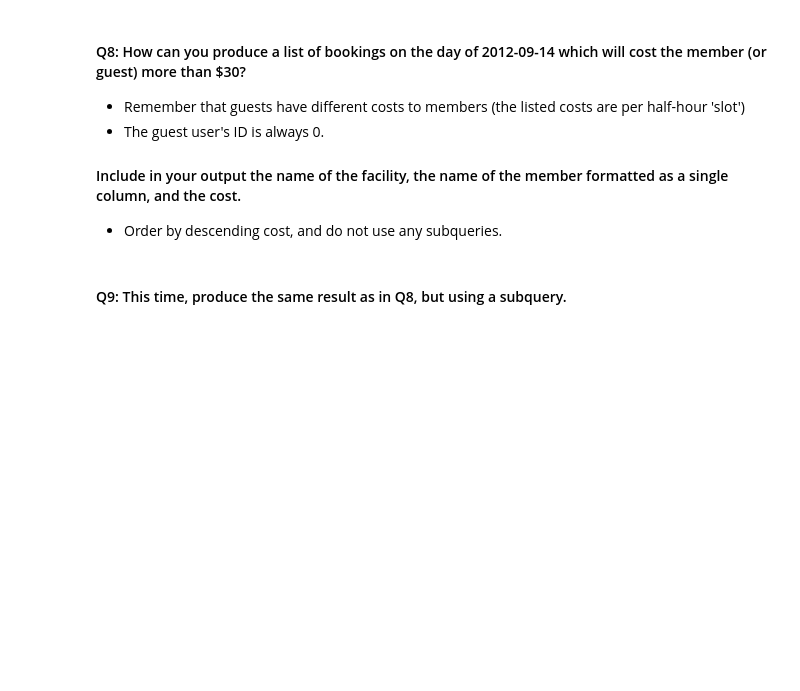
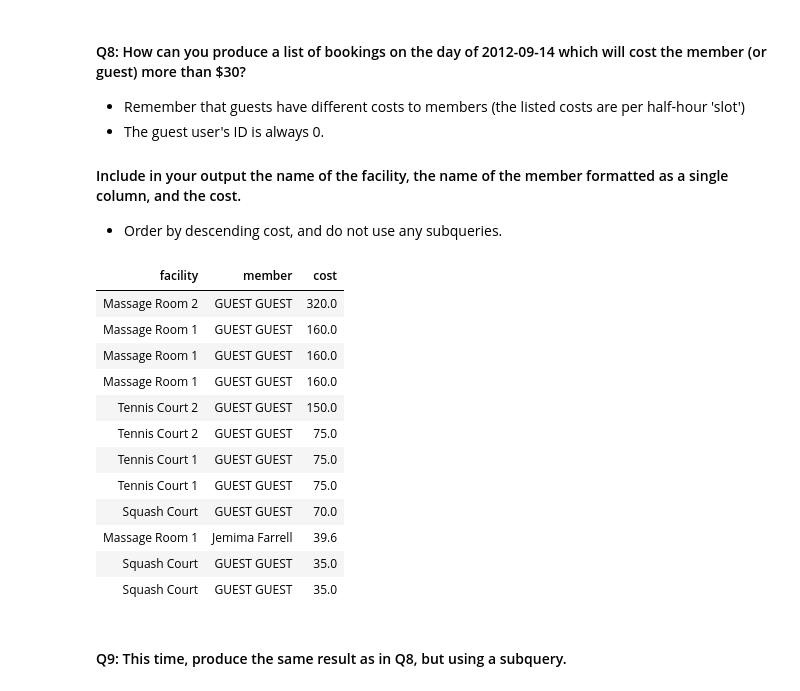
Before and after one commit to eerichmond/mec-5_6_6-sql-at-scale-with-spark-mini-project, a Jupyter notebook: Mini_Project_SQL_with_Spark.ipynb, the cells around one changed output. Drawn from its saved outputs; the diff is of its cells as text; code cells hidden in the pictures; blank space fills up the shorter version.

```diff
--- a/Mini_Project_SQL_with_Spark.ipynb
+++ b/Mini_Project_SQL_with_Spark.ipynb
@@ -150,2 +234,32 @@ select * from bookings limit 3
+# %%
+%sql
+select
+  facilities.name as facility,
+  concat(firstname, ' ', surname) as member,
+  if(bookings.memid > 0, facilities.membercost * bookings.slots, facilities.guestcost * bookings.slots) as cost
+from bookings
+inner join facilities on facilities.facid = bookings.facid
+inner join members on members.memid = bookings.memid
+where
+  starttime >= '2012-09-14' and starttime < '2012-09-15'
+  and (
+    (bookings.memid > 0 and ((facilities.membercost * bookings.slots) > 30)) or
+    (bookings.memid = 0 and ((facilities.guestcost * bookings.slots) > 30))
+  )
+order by if(bookings.memid > 0, facilities.membercost * bookings.slots, facilities.guestcost * bookings.slots) desc
+# %% [output]
+| facility | member | cost |
+| Massage Room 2 | GUEST GUEST | 320.0 |
+| Massage Room 1 | GUEST GUEST | 160.0 |
+| Massage Room 1 | GUEST GUEST | 160.0 |
+| Massage Room 1 | GUEST GUEST | 160.0 |
+| Tennis Court 2 | GUEST GUEST | 150.0 |
+| Tennis Court 2 | GUEST GUEST | 75.0 |
+| Tennis Court 1 | GUEST GUEST | 75.0 |
+| Tennis Court 1 | GUEST GUEST | 75.0 |
+| Squash Court | GUEST GUEST | 70.0 |
+| Massage Room 1 | Jemima Farrell | 39.6 |
+| Squash Court | GUEST GUEST | 35.0 |
+| Squash Court | GUEST GUEST | 35.0 |
 # %% [markdown]
 #### Q9: This time, produce the same result as in Q8, but using a subquery.
```
Also changed, not shown: parts of 25 cells of this notebook.
